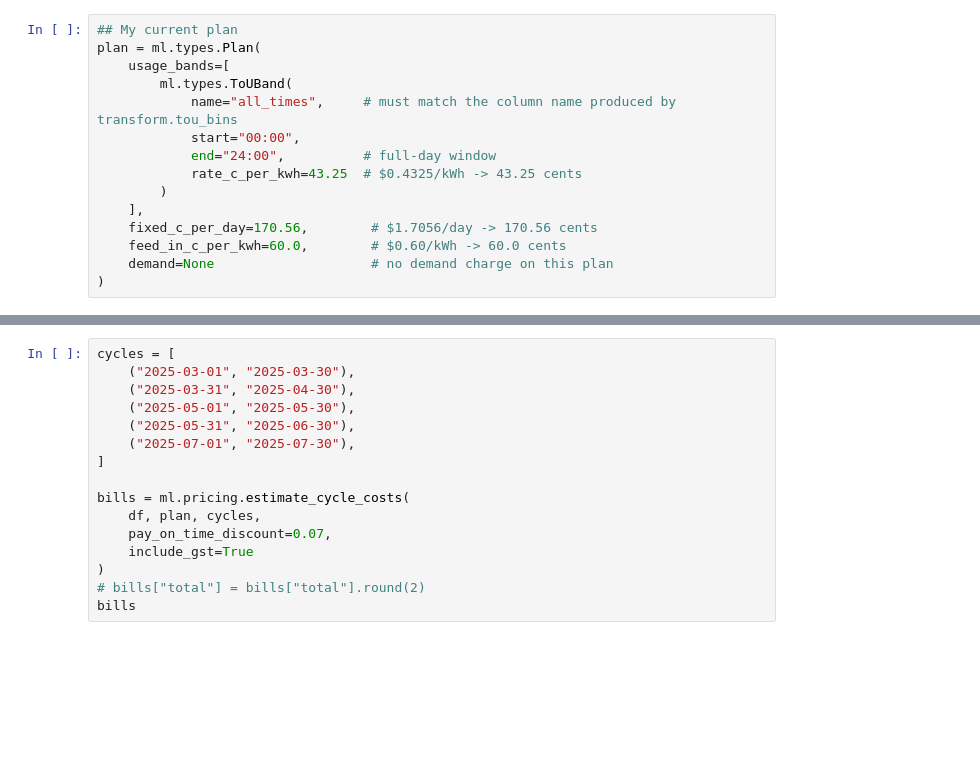
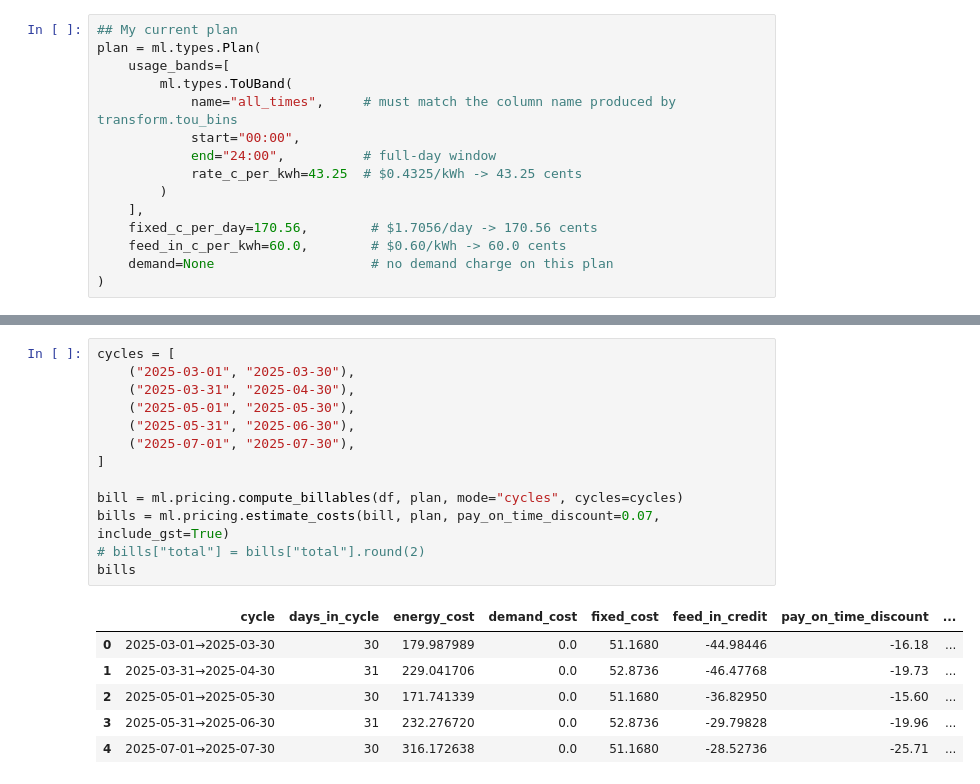
Before and after one commit to tylerharden/meterdatalogic, a Jupyter notebook: examples/test_pricing.ipynb, the cells around one changed output, grey strips where cells are left out. Cells and saved outputs as stored; diff of their text form; blank space fills up the shorter version.

```diff
--- a/examples/test_pricing.ipynb
+++ b/examples/test_pricing.ipynb
@@ -36,16 +88,20 @@ cost
 # %%
 cycles = [
     ("2025-03-01", "2025-03-30"),
     ("2025-03-31", "2025-04-30"),
     ("2025-05-01", "2025-05-30"),
     ("2025-05-31", "2025-06-30"),
     ("2025-07-01", "2025-07-30"),
 ]
 
-bills = ml.pricing.estimate_cycle_costs(
-    df, plan, cycles,
-    pay_on_time_discount=0.07,
-    include_gst=True
-)
+bill = ml.pricing.compute_billables(df, plan, mode="cycles", cycles=cycles)
+bills = ml.pricing.estimate_costs(bill, plan, pay_on_time_discount=0.07, include_gst=True)
 # bills["total"] = bills["total"].round(2)
 bills
+# %% [output]
+|  | cycle | days_in_cycle | energy_cost | demand_cost | fixed_cost | feed_in_credit | pay_on_time_discount | ... |
+| 0 | 2025-03-01→2025-03-30 | 30 | 179.987989 | 0.0 | 51.1680 | -44.98446 | -16.18 | ... |
+| 1 | 2025-03-31→2025-04-30 | 31 | 229.041706 | 0.0 | 52.8736 | -46.47768 | -19.73 | ... |
+| 2 | 2025-05-01→2025-05-30 | 30 | 171.741339 | 0.0 | 51.1680 | -36.82950 | -15.60 | ... |
+| 3 | 2025-05-31→2025-06-30 | 31 | 232.276720 | 0.0 | 52.8736 | -29.79828 | -19.96 | ... |
+| 4 | 2025-07-01→2025-07-30 | 30 | 316.172638 | 0.0 | 51.1680 | -28.52736 | -25.71 | ... |
```
Also changed, not shown: parts of 5 cells of this notebook, 4 other files.
